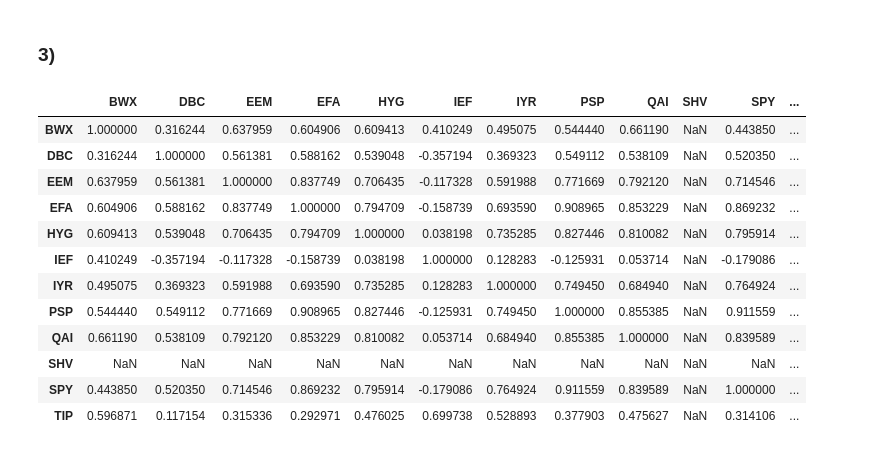
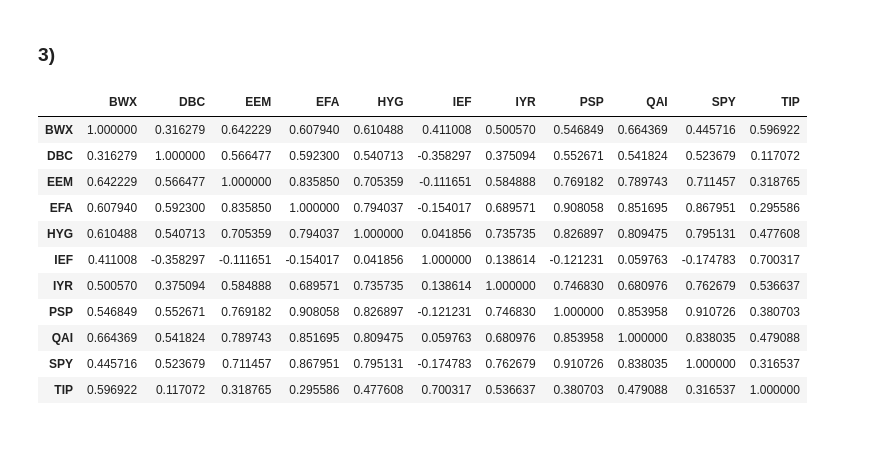
Before and after one commit to svyatoslavBokalo/ModernDataAnalysis, a Jupyter notebook: HW1.ipynb, the cells around one changed output. Saved outputs shown, nothing was run; the diff lists cells and outputs as text; code cells hidden in the pictures.

```diff
--- a/HW1.ipynb
+++ b/HW1.ipynb
@@ -28,6 +28,6 @@ price = df.resample('M').last()
 price = price.subtract(ret['SHV'], axis=0)
 # %%
 ret = price.pct_change().dropna()
-ret = ret.drop(columns = ['SHV'])
+#ret = ret.drop(columns = ['SHV'])
 ret.head()
 # %% [output]
@@ -41,5 +41,5 @@ ret.head()
 # %%
 ex_ret = ret.subtract(ret['SHV'], axis=0)
-#ex_ret = ex_ret.drop(columns = ['SHV'])
+ex_ret = ex_ret.drop(columns = ['SHV'])
 ex_ret
 # %% [output]
@@ -82,21 +95,20 @@ print(f"Найгірший: {worst_sharp}")
 # %% [markdown]
 ### 3)
 # %%
-asset_corr = ret.corr()
+asset_corr = ex_ret.corr()
 asset_corr
 # %% [output]
-|  | BWX | DBC | EEM | EFA | HYG | IEF | IYR | PSP | QAI | SHV | SPY | ... |
-| BWX | 1.000000 | 0.316244 | 0.637959 | 0.604906 | 0.609413 | 0.410249 | 0.495075 | 0.544440 | 0.661190 | NaN | 0.443850 | ... |
-| DBC | 0.316244 | 1.000000 | 0.561381 | 0.588162 | 0.539048 | -0.357194 | 0.369323 | 0.549112 | 0.538109 | NaN | 0.520350 | ... |
-| EEM | 0.637959 | 0.561381 | 1.000000 | 0.837749 | 0.706435 | -0.117328 | 0.591988 | 0.771669 | 0.792120 | NaN | 0.714546 | ... |
-| EFA | 0.604906 | 0.588162 | 0.837749 | 1.000000 | 0.794709 | -0.158739 | 0.693590 | 0.908965 | 0.853229 | NaN | 0.869232 | ... |
-| HYG | 0.609413 | 0.539048 | 0.706435 | 0.794709 | 1.000000 | 0.038198 | 0.735285 | 0.827446 | 0.810082 | NaN | 0.795914 | ... |
-| IEF | 0.410249 | -0.357194 | -0.117328 | -0.158739 | 0.038198 | 1.000000 | 0.128283 | -0.125931 | 0.053714 | NaN | -0.179086 | ... |
-| IYR | 0.495075 | 0.369323 | 0.591988 | 0.693590 | 0.735285 | 0.128283 | 1.000000 | 0.749450 | 0.684940 | NaN | 0.764924 | ... |
-| PSP | 0.544440 | 0.549112 | 0.771669 | 0.908965 | 0.827446 | -0.125931 | 0.749450 | 1.000000 | 0.855385 | NaN | 0.911559 | ... |
-| QAI | 0.661190 | 0.538109 | 0.792120 | 0.853229 | 0.810082 | 0.053714 | 0.684940 | 0.855385 | 1.000000 | NaN | 0.839589 | ... |
-| SHV | NaN | NaN | NaN | NaN | NaN | NaN | NaN | NaN | NaN | NaN | NaN | ... |
-| SPY | 0.443850 | 0.520350 | 0.714546 | 0.869232 | 0.795914 | -0.179086 | 0.764924 | 0.911559 | 0.839589 | NaN | 1.000000 | ... |
-| TIP | 0.596871 | 0.117154 | 0.315336 | 0.292971 | 0.476025 | 0.699738 | 0.528893 | 0.377903 | 0.475627 | NaN | 0.314106 | ... |
+|  | BWX | DBC | EEM | EFA | HYG | IEF | IYR | PSP | QAI | SPY | TIP |
+| BWX | 1.000000 | 0.316279 | 0.642229 | 0.607940 | 0.610488 | 0.411008 | 0.500570 | 0.546849 | 0.664369 | 0.445716 | 0.596922 |
+| DBC | 0.316279 | 1.000000 | 0.566477 | 0.592300 | 0.540713 | -0.358297 | 0.375094 | 0.552671 | 0.541824 | 0.523679 | 0.117072 |
+| EEM | 0.642229 | 0.566477 | 1.000000 | 0.835850 | 0.705359 | -0.111651 | 0.584888 | 0.769182 | 0.789743 | 0.711457 | 0.318765 |
+| EFA | 0.607940 | 0.592300 | 0.835850 | 1.000000 | 0.794037 | -0.154017 | 0.689571 | 0.908058 | 0.851695 | 0.867951 | 0.295586 |
+| HYG | 0.610488 | 0.540713 | 0.705359 | 0.794037 | 1.000000 | 0.041856 | 0.735735 | 0.826897 | 0.809475 | 0.795131 | 0.477608 |
+| IEF | 0.411008 | -0.358297 | -0.111651 | -0.154017 | 0.041856 | 1.000000 | 0.138614 | -0.121231 | 0.059763 | -0.174783 | 0.700317 |
+| IYR | 0.500570 | 0.375094 | 0.584888 | 0.689571 | 0.735735 | 0.138614 | 1.000000 | 0.746830 | 0.680976 | 0.762679 | 0.536637 |
+| PSP | 0.546849 | 0.552671 | 0.769182 | 0.908058 | 0.826897 | -0.121231 | 0.746830 | 1.000000 | 0.853958 | 0.910726 | 0.380703 |
+| QAI | 0.664369 | 0.541824 | 0.789743 | 0.851695 | 0.809475 | 0.059763 | 0.680976 | 0.853958 | 1.000000 | 0.838035 | 0.479088 |
+| SPY | 0.445716 | 0.523679 | 0.711457 | 0.867951 | 0.795131 | -0.174783 | 0.762679 | 0.910726 | 0.838035 | 1.000000 | 0.316537 |
+| TIP | 0.596922 | 0.117072 | 0.318765 | 0.295586 | 0.477608 | 0.700317 | 0.536637 | 0.380703 | 0.479088 | 0.316537 | 1.000000 |
 # %%
 plt.figure(figsize=(10, 8), dpi=100)
```
Also changed, not shown: parts of 20 cells of this notebook, 2 other files.
